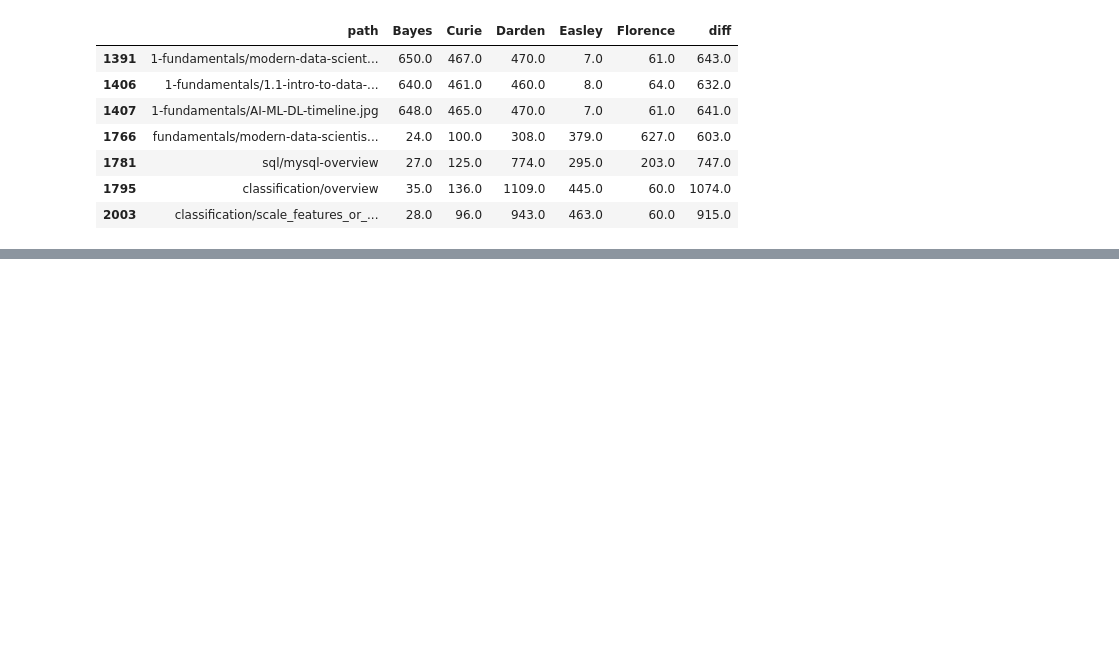
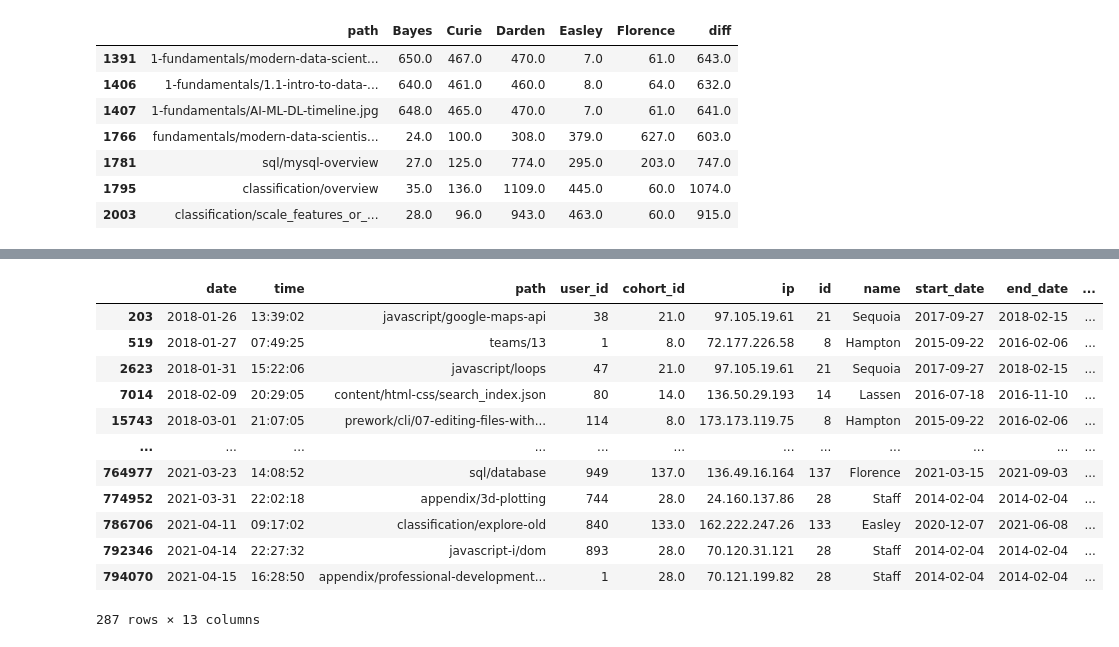
Before and after one commit to ihcrane/anomaly-detection, a Jupyter notebook: anomaly_detection_project.ipynb, the cells around one changed output, grey strips where cells are left out. Cells and saved outputs as stored; diff of their text form; code cells hidden in the pictures; blank space fills up the shorter version.

```diff
--- a/anomaly_detection_project.ipynb
+++ b/anomaly_detection_project.ipynb
@@ -141,3 +119,9 @@ cohort_path_3[cohort_path_3['diff']>600]
 | 1781 | sql/mysql-overview | 27.0 | 125.0 | 774.0 | 295.0 | 203.0 | 747.0 |
 | 1795 | classification/overview | 35.0 | 136.0 | 1109.0 | 445.0 | 60.0 | 1074.0 |
 | 2003 | classification/scale_features_or_... | 28.0 | 96.0 | 943.0 | 463.0 | 60.0 | 915.0 |
+# %%
+# determining how many times each ip address shows up
+ip_count = pd.DataFrame({'ip_count':df['ip'].value_counts()})
+# %%
+# adding number of times an ip shows up into originial data frame
+df = pd.merge(df, ip_count, how='left', left_on='ip', right_on=ip_count.index)
@@ -143,0 +181,17 @@ cohort_path_3[cohort_path_3['diff']>600]
+# %%
+# showing which lessons where accessed the least
+df[(df['count']==1) & (df['path'].str.contains('/'))]
+# %% [output]
+|  | date | time | path | user_id | cohort_id | ip | id | name | start_date | end_date | ... |
+| 203 | 2018-01-26 | 13:39:02 | javascript/google-maps-api | 38 | 21.0 | 97.105.19.61 | 21 | Sequoia | 2017-09-27 | 2018-02-15 | ... |
+| 519 | 2018-01-27 | 07:49:25 | teams/13 | 1 | 8.0 | 72.177.226.58 | 8 | Hampton | 2015-09-22 | 2016-02-06 | ... |
+| 2623 | 2018-01-31 | 15:22:06 | javascript/loops | 47 | 21.0 | 97.105.19.61 | 21 | Sequoia | 2017-09-27 | 2018-02-15 | ... |
+| 7014 | 2018-02-09 | 20:29:05 | content/html-css/search_index.json | 80 | 14.0 | 136.50.29.193 | 14 | Lassen | 2016-07-18 | 2016-11-10 | ... |
+| 15743 | 2018-03-01 | 21:07:05 | prework/cli/07-editing-files-with... | 114 | 8.0 | 173.173.119.75 | 8 | Hampton | 2015-09-22 | 2016-02-06 | ... |
+| ... | ... | ... | ... | ... | ... | ... | ... | ... | ... | ... | ... |
+| 764977 | 2021-03-23 | 14:08:52 | sql/database | 949 | 137.0 | 136.49.16.164 | 137 | Florence | 2021-03-15 | 2021-09-03 | ... |
+| 774952 | 2021-03-31 | 22:02:18 | appendix/3d-plotting | 744 | 28.0 | 24.160.137.86 | 28 | Staff | 2014-02-04 | 2014-02-04 | ... |
+| 786706 | 2021-04-11 | 09:17:02 | classification/explore-old | 840 | 133.0 | 162.222.247.26 | 133 | Easley | 2020-12-07 | 2021-06-08 | ... |
+| 792346 | 2021-04-14 | 22:27:32 | javascript-i/dom | 893 | 28.0 | 70.120.31.121 | 28 | Staff | 2014-02-04 | 2014-02-04 | ... |
+| 794070 | 2021-04-15 | 16:28:50 | appendix/professional-development... | 1 | 28.0 | 70.121.199.82 | 28 | Staff | 2014-02-04 | 2014-02-04 | ... |
+287 rows × 13 columns
```
Also changed, not shown: parts of 19 cells of this notebook.
